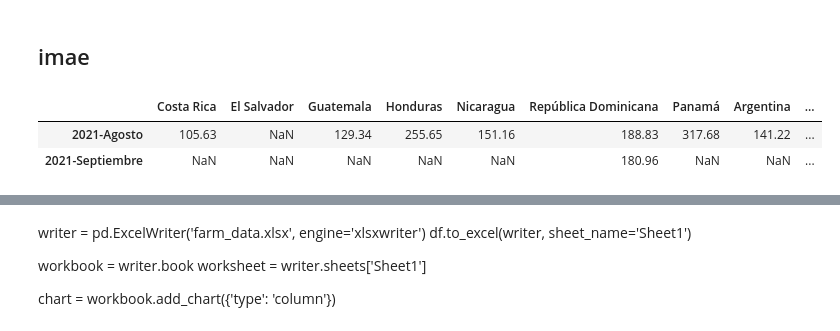
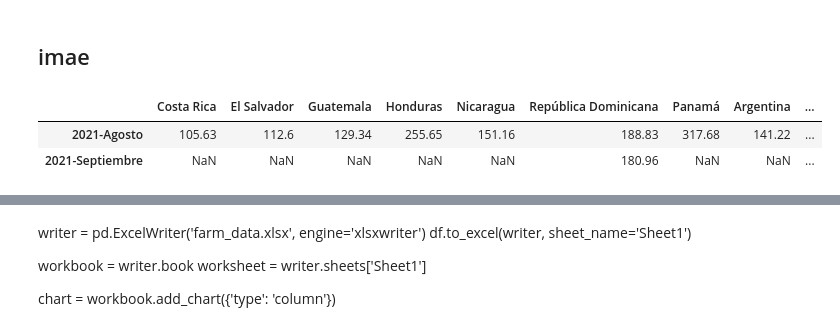
Before and after one commit to samyff12/LATAM, a Jupyter notebook: IMAE_LATAM.ipynb, the cells around one changed output, grey strips where cells are left out. Cells and saved outputs as stored; diff of their text form; code cells hidden in the pictures.

```diff
--- a/IMAE_LATAM.ipynb
+++ b/IMAE_LATAM.ipynb
@@ -708,10 +771,11 @@ imaela2.dropna(how='all',inplace=True) # NAs drop
 # %% [markdown]
 ## imae
 # %%
-imaela.drop('a',axis=1).tail(2)
+# imaela.drop('a',axis=1,inplace=True)
+imaela.tail(2)
 # %% [output]
 |  | Costa Rica | El Salvador | Guatemala | Honduras | Nicaragua | República Dominicana | Panamá | Argentina | ... |
-| 2021-Agosto | 105.63 | NaN | 129.34 | 255.65 | 151.16 | 188.83 | 317.68 | 141.22 | ... |
+| 2021-Agosto | 105.63 | 112.6 | 129.34 | 255.65 | 151.16 | 188.83 | 317.68 | 141.22 | ... |
 | 2021-Septiembre | NaN | NaN | NaN | NaN | NaN | 180.96 | NaN | NaN | ... |
 # %%
 writer = pd.ExcelWriter('imae_latam.xlsx', engine='xlsxwriter')
```
Also changed, not shown: parts of 25 cells of this notebook.
